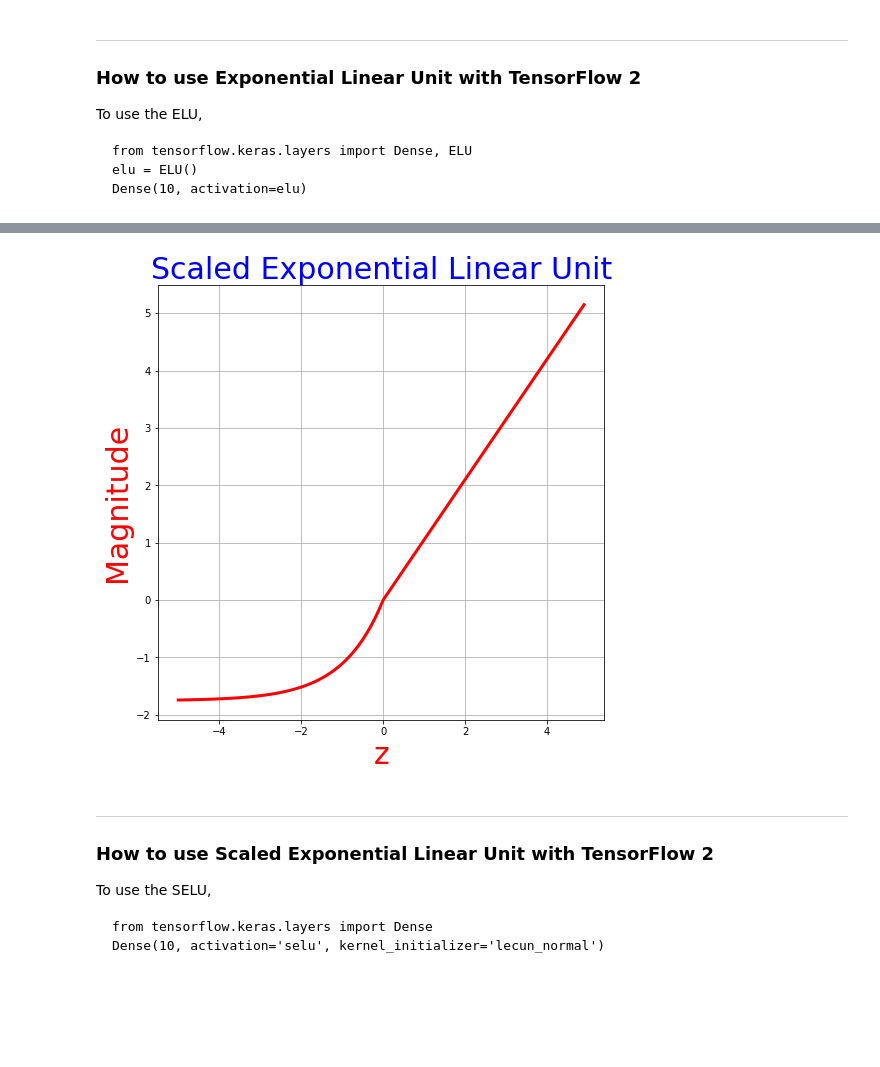
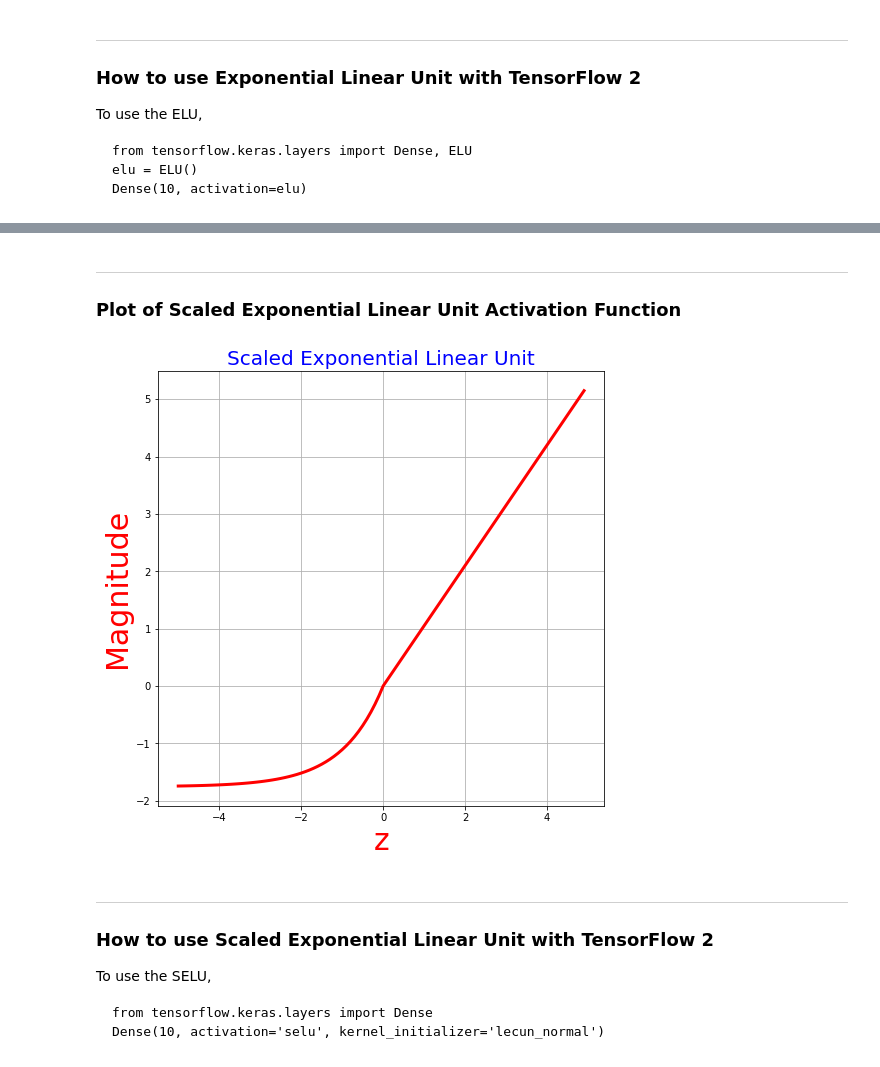
Before and after one commit to ImranNust/Spring2021_CS_ANN_Class, a Jupyter notebook: Lecture5_ImagesAndClassification/Module4_ActivationFunctions.ipynb, the cells around one changed output, grey strips where cells are left out. Cells and saved outputs as stored; diff of their text form; code cells hidden in the pictures; blank space fills up the shorter version.

```diff
--- a/Lecture5_ImagesAndClassification/Module4_ActivationFunctions.ipynb
+++ b/Lecture5_ImagesAndClassification/Module4_ActivationFunctions.ipynb
@@ -324,17 +324,20 @@ The main problem with SELU is that there are a few conditions for SELU to work:
 3. Input features must be standardized with mean 0 and standard deviation.
 
 ***
+# %% [markdown]
+***
+### Plot of Scaled Exponential Linear Unit Activation Function
 # %%
 x = tf.range(-5, 5, delta=0.1, dtype=tf.float32)
 a = tf.nn.selu(x)
 plt.figure(figsize=(8,8))
 plt.plot(x, a, linewidth = 3, color = 'red')
-plt.title('Scaled Exponential Linear Unit',fontsize = 30, color = 'blue')
+plt.title('Scaled Exponential Linear Unit',fontsize = 20, color = 'blue')
 plt.xlabel('z' ,fontsize = 30, color = 'red')
 plt.ylabel('Magnitude',fontsize = 30, color = 'red')
 plt.grid(b=None, which='both', axis='both')
 # %% [output]
-[figure, old version]
+[figure, new version]
 # %% [markdown]
 ***
 ### How to use Scaled Exponential Linear Unit with TensorFlow 2
```
Also changed, not shown: parts of 4 cells of this notebook, 3 other files.
